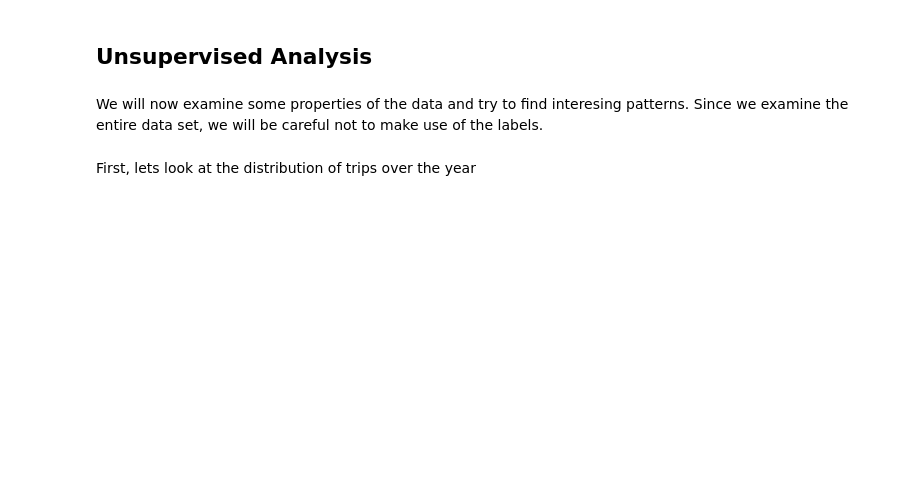
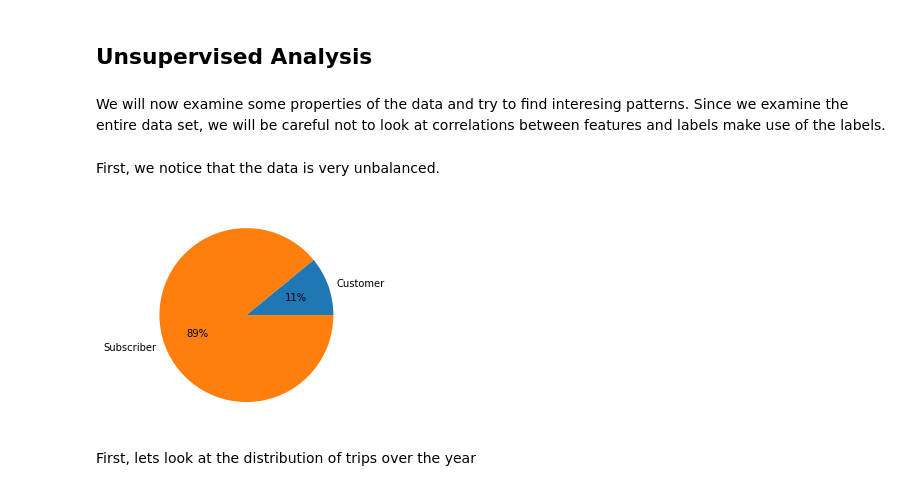
Before and after one commit to TWagner2/AXAChallenge, a Jupyter notebook: Preliminary.ipynb, the cells around one changed output. Saved outputs shown, nothing was run; the diff lists cells and outputs as text; code cells hidden in the pictures; blank space fills up the shorter version.

```diff
--- a/Preliminary.ipynb
+++ b/Preliminary.ipynb
@@ -383,4 +389,4 @@ The dataframe needs 2.31 GB of memory
 ## Unsupervised Analysis
 # %% [markdown]
 We will now examine some properties of the data and try to find interesing patterns.
-Since we examine the entire data set, we will be careful not to make use of the labels.
+Since we examine the entire data set, we will be careful not to look at correlations between features and labels make use of the labels.
@@ -389,3 +393,10 @@ unlabeled = data.drop("usertype",axis=1)
+# %% [markdown]
+First, we notice that the data is very unbalanced.
+# %%
+counts = data.groupby("usertype").size()
+counts.plot.pie(autopct='%1.0f%%',ylabel="");
+# %% [output]
+[figure, added]
 # %% [markdown]
 First, lets look at the distribution of trips over the year
 # %%
```
Also changed, not shown: parts of 33 cells of this notebook.
